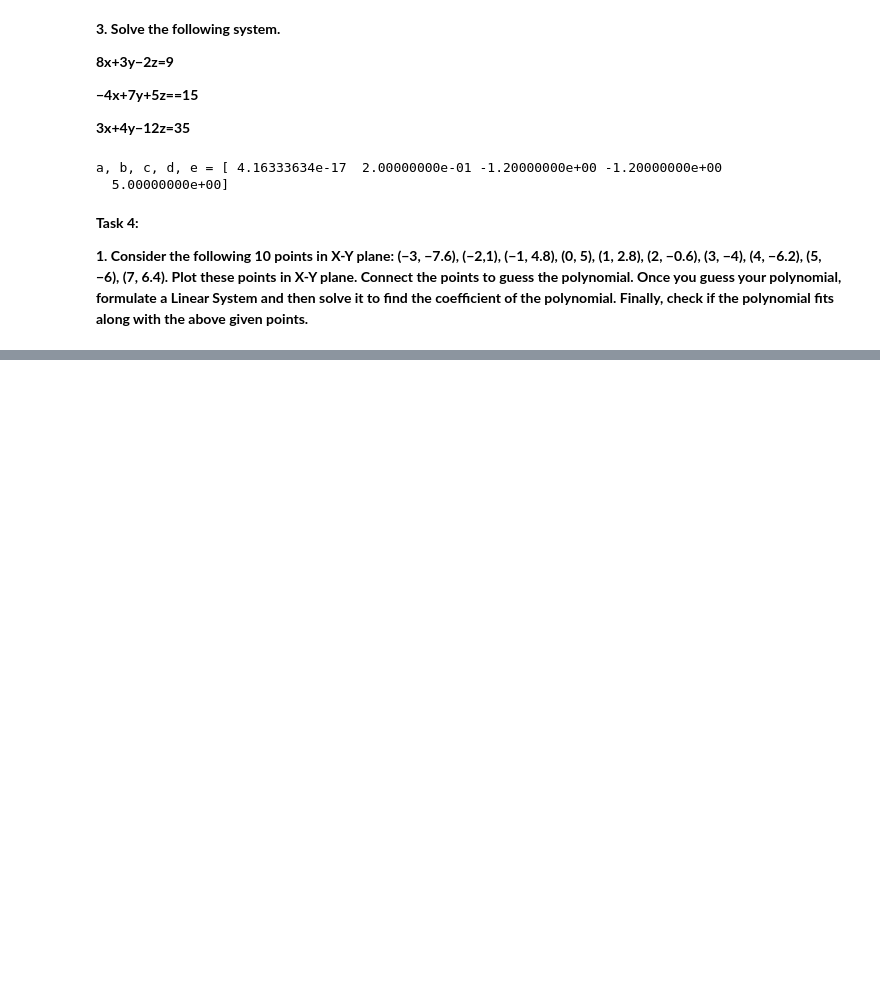
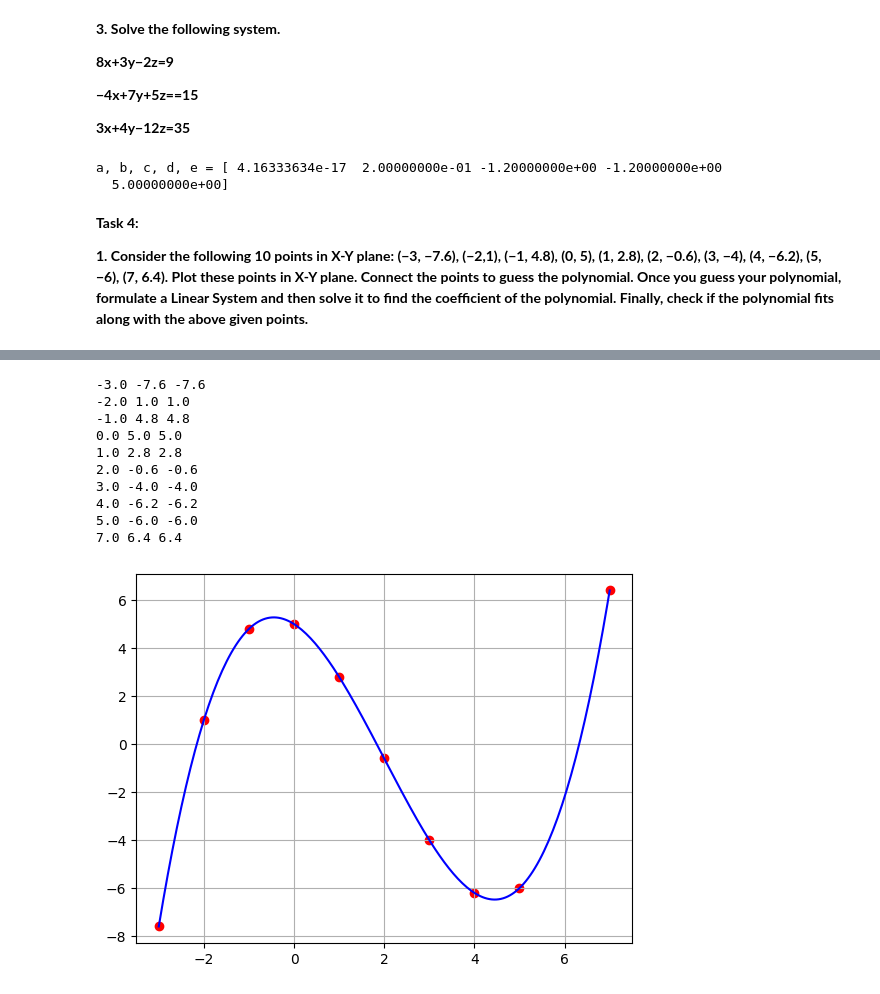
Before and after one commit to np03cy4a250023-gif/ComputationalMaths, a Jupyter notebook: week8.ipynb, the cells around one changed output, grey strips where cells are left out. Saved outputs shown, nothing was run; the diff lists cells and outputs as text; code cells hidden in the pictures; blank space fills up the shorter version.

```diff
--- a/week8.ipynb
+++ b/week8.ipynb
@@ -431,0 +393,44 @@ plt.show()
+# %%
+import numpy as np
+import matplotlib.pyplot as plt
+
+# Data points
+x = np.array([-3,-2,-1,0,1,2,3,4,5,7], dtype=float)
+y = np.array([-7.6,1,4.8,5,2.8,-0.6,-4,-6.2,-6,6.4], dtype=float)
+
+# Use 4th degree polynomial (5 points system)
+x1 = np.array([-2,-1,0,1,2], dtype=float)
+y1 = np.array([1,4.8,5,2.8,-0.6], dtype=float)
+
+# Matrix A
+A = np.array([[xi**4, xi**3, xi**2, xi, 1] for xi in x1])
+
+# Solve for coefficients
+a, b, c, d, e = np.linalg.solve(A, y1)
+
+# Polynomial function
+def f(x):
+    return a*x**4 + b*x**3 + c*x**2 + d*x + e
+
+# Check values
+for xi, yi in zip(x, y):
+    print(xi, yi, round(f(xi),2))
+
+# Plot
+xp = np.linspace(-3,7,200)
+plt.scatter(x, y, color='red')
+plt.plot(xp, f(xp), color='blue')
+plt.grid()
+plt.show()
+# %% [output]
+-3.0 -7.6 -7.6
+-2.0 1.0 1.0
+-1.0 4.8 4.8
+0.0 5.0 5.0
+1.0 2.8 2.8
+2.0 -0.6 -0.6
+3.0 -4.0 -4.0
+4.0 -6.2 -6.2
+5.0 -6.0 -6.0
+7.0 6.4 6.4
+[figure, added]
```
Also changed, not shown: parts of 1 cell of this notebook.
